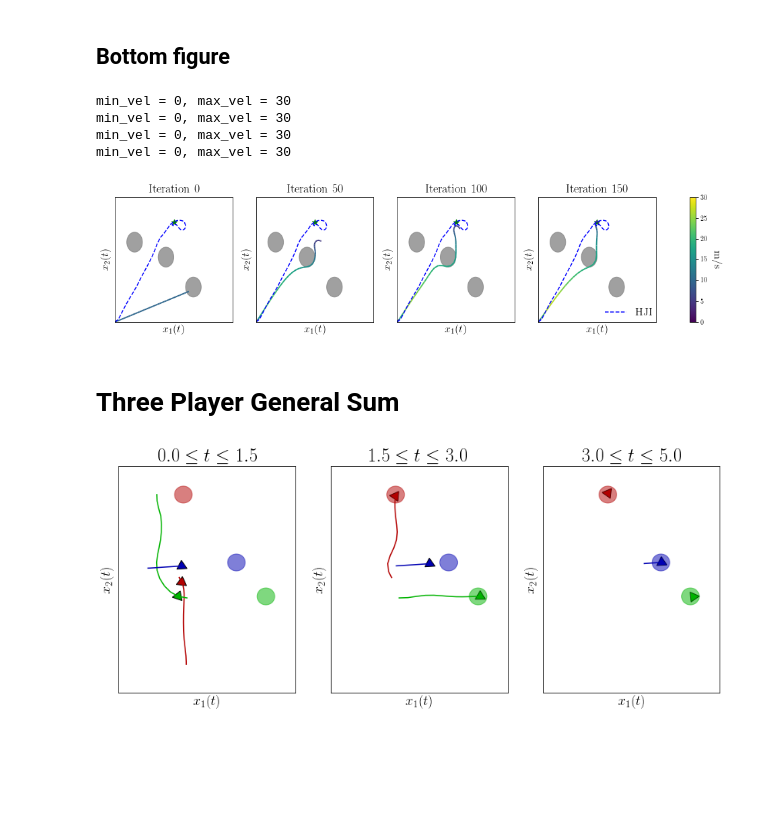
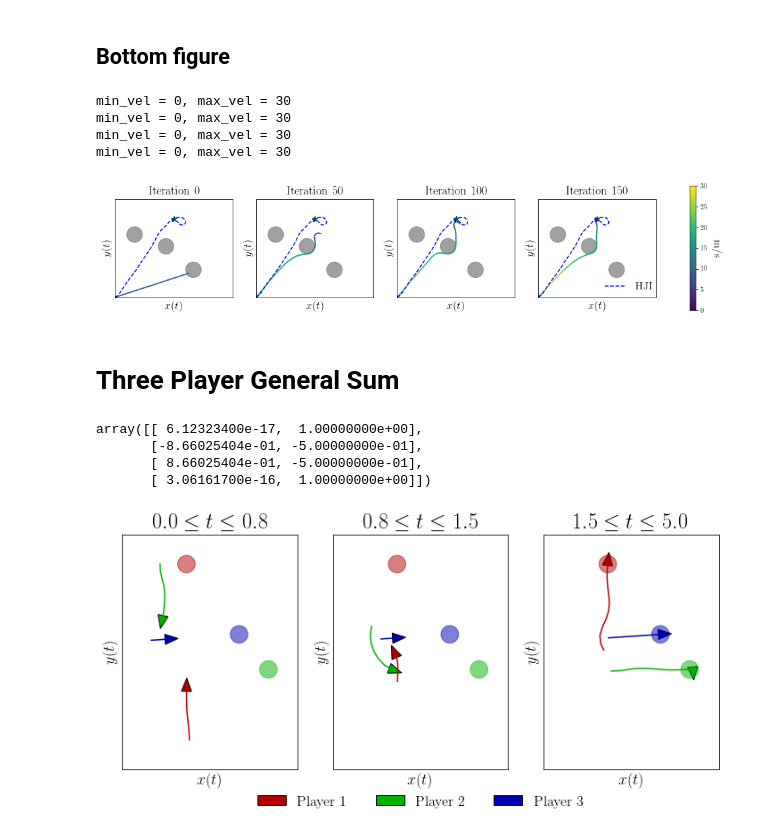
Before and after one commit to HJReachability/ilqgames, a Jupyter notebook: notebooks/CDC 2019 Plots.ipynb, the cells around one changed output. Cells and saved outputs as stored; diff of their text form; code cells hidden in the pictures; blank space fills up the shorter version.

```diff
--- a/notebooks/CDC 2019 Plots.ipynb
+++ b/notebooks/CDC 2019 Plots.ipynb
@@ -152,6 +153,7 @@ data = {'ilqg': ilqg_data_bottom, 'hji': hji_data_bottom}
 ilqg_line = None
 hji_line = None
 for i, axi in zip(iterations, axes):
+    axi.set_aspect('equal')
     ilqg_line, hji_line = plot_iteration(axi, i, data, downsample=3)
 
 if ilqg_line is not None:
@@ -173,7 +175,7 @@ min_vel = 0, max_vel = 30
 min_vel = 0, max_vel = 30
 min_vel = 0, max_vel = 30
 min_vel = 0, max_vel = 30
-[figure, old version]
+[figure, new version]
 # %%
 # fig, axes = plt.subplots(3, len(iterations))
 
@@ -227,6 +229,7 @@ goal_radii = [1.5, 1.5, 1.5]
 player_colors = [(179/255, 0, 0, 1),
                  (0, 179/255, 0, 1),
                  (0, 0, 179/255, 1)]
+player_labels = ['Player 1', 'Player 2', 'Player 3']
 # %%
 def plot_three_player_goals(ax):
     for ii, goal in enumerate(player_goals):
@@ -237,10 +240,18 @@ def plot_three_player_goals(ax):
 def plot_player_at(ax, player_idx, x, y, rot, scale=1.):
     unit_tri = Path.unit_regular_polygon(3)
 
-    path = Path(unit_tri.vertices * scale, unit_tri.codes)
+    path = Path(unit_tri.vertices * np.array([[1.75], [1], [1], [1.75]]) * scale, unit_tri.codes)
     trans = Affine2D().translate(x, y).rotate_around(x, y, rot)
-    patch = PathPatch(path.transformed(trans), facecolor=player_colors[player_idx])
+    patch = PathPatch(
+        path.transformed(trans), facecolor=player_colors[player_idx], label=player_labels[player_idx])
     ax.add_patch(patch)
+# %%
+Path.unit_regular_polygon(3).vertices
+# %% [output]
+array([[ 6.12323400e-17,  1.00000000e+00],
+       [-8.66025404e-01, -5.00000000e-01],
+       [ 8.66025404e-01, -5.00000000e-01],
+       [ 3.06161700e-16,  1.00000000e+00]])
 # %%
 def plot_three_player_segment(ax, segment):
     ax.set_title('${} \leq t \leq {}$'.format(T * segment[0],
@@ -252,31 +263,38 @@ def plot_three_player_segment(ax, segment):
     # Plot the trajectory (from the final iteration).
     traj = three_player_data['xs'][-1]
     for ii, idx in enumerate(player_xy_indices):
-        ax.plot([w[idx[0]] for w in traj[segment[0]:segment[1] + 1]],
-                [w[idx[1]] for w in traj[segment[0]:segment[1] + 1]],
+        ax.plot([w[idx[0]] for w in traj[segment[0]:segment[1]]],
+                [w[idx[1]] for w in traj[segment[0]:segment[1]]],
                 c=player_colors[ii])
 
     for ii in range(len(player_rot_indices)):
         final_x = traj[segment[1] - 1][player_xy_indices[ii][0]]
         final_y = traj[segment[1] - 1][player_xy_indices[ii][1]]
-        final_rot = traj[segment[1] - 1][player_rot_indices[ii]]
+        final_rot = traj[segment[1] - 1][player_rot_indices[ii]] - 0.5 * np.pi
         plot_player_at(ax, ii, final_x, final_y, final_rot, scale=1.)
 
     ax.set_xlim([-5, 25])
     ax.set_ylim([-5, 35])
-    ax.set_xlabel('$x_1(t)$', fontsize=18)
-    ax.set_ylabel('$x_2(t)$', fontsize=18)
+    ax.set_xlabel('$x(t)$', fontsize=18)
+    ax.set_ylabel('$y(t)$', fontsize=18)
     ax.set_xticks([])
     ax.set_yticks([])
 # %%
-iteration_segments = [(0, 15), (15, 30), (30, 50)]
+iteration_segments = [(0, 8), (8, 15), (15, 50)]
 fig, axes = plt.subplots(1, len(iteration_segments))
 
 for seg, axi in zip(iteration_segments, axes):
     plot_three_player_segment(axi, seg)
+    axi.set_aspect('equal')
 
-fig.set_figwidth(4 * len(iteration_segments) + 2)
-fig.set_figheight(5.4)
+axes[1].legend(loc='lower center',
+                fontsize=16,
+                framealpha=0,
+                bbox_to_anchor=(0.5, -0.225),
+                ncol=3) # To make the legend horizontal.
+
+fig.set_figwidth(4 * len(iteration_segments))
+fig.set_figheight(5)
 plt.savefig('plots/three_player_example.pdf', bbox_inches='tight')
 # %% [output]
-[figure, old version]
+[figure, new version]
```
Also changed, not shown: parts of 4 cells of this notebook.
